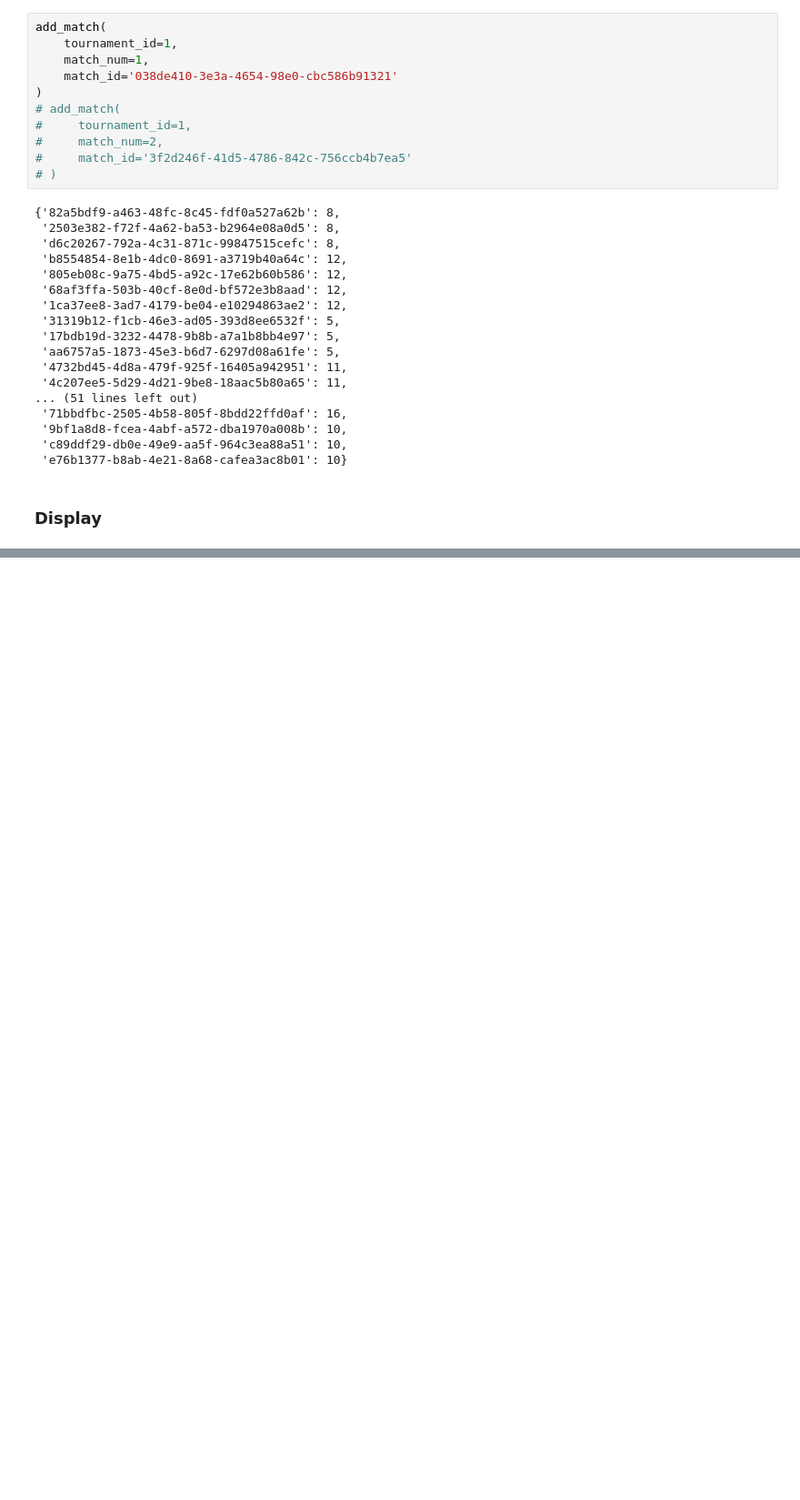
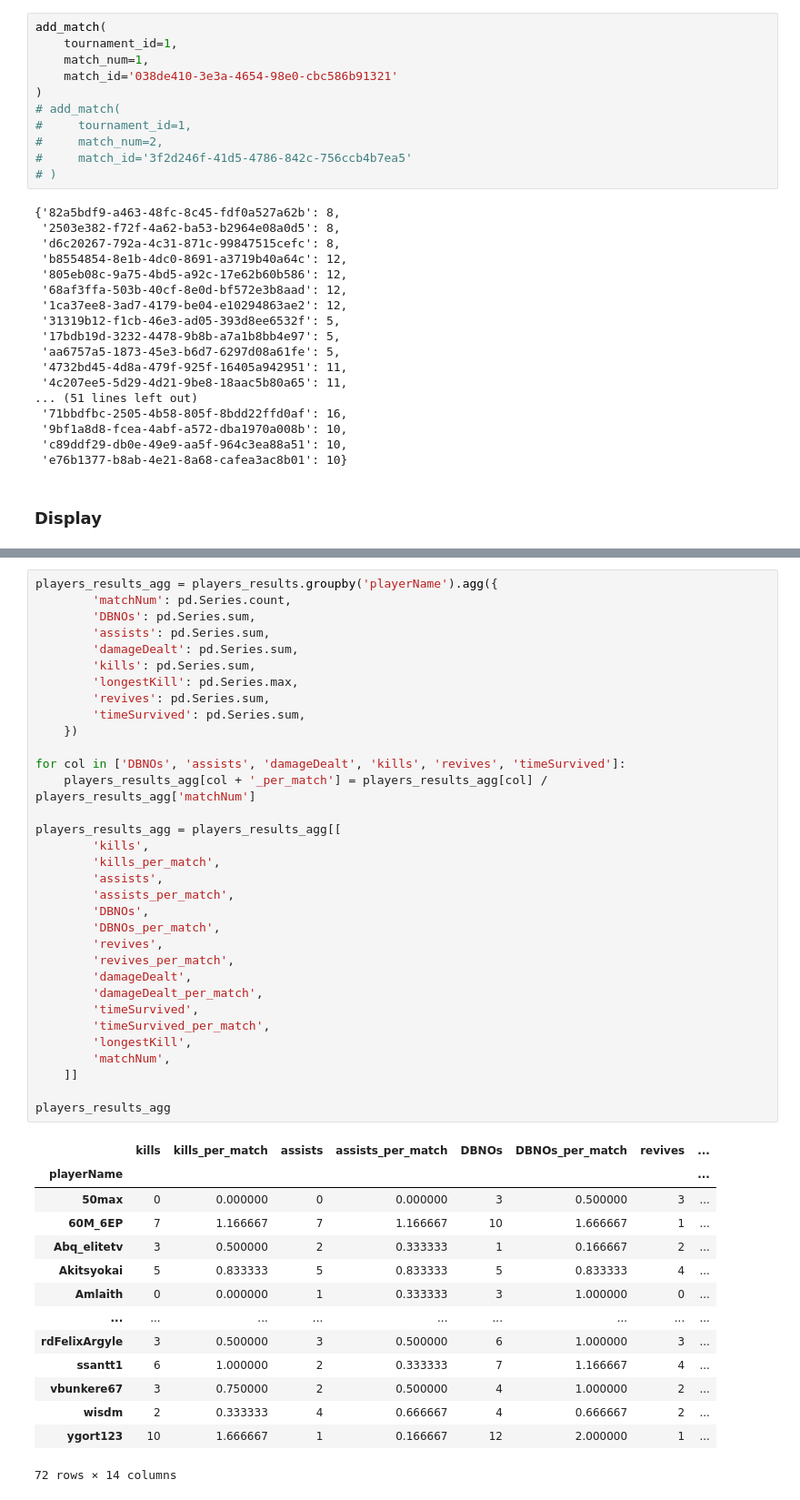
Before and after one commit to Amlaith/pubg_tournament_stats, a Jupyter notebook: test.ipynb, the cells around one changed output, grey strips where cells are left out. Shown at 91% size. Cells and saved outputs as stored; diff of their text form; blank space fills up the shorter version.

```diff
--- a/test.ipynb
+++ b/test.ipynb
@@ -953,0 +1128,48 @@ res
+# %%
+players_results_agg = players_results.groupby('playerName').agg({
+        'matchNum': pd.Series.count,
+        'DBNOs': pd.Series.sum,
+        'assists': pd.Series.sum,
+        'damageDealt': pd.Series.sum,
+        'kills': pd.Series.sum,
+        'longestKill': pd.Series.max,
+        'revives': pd.Series.sum,
+        'timeSurvived': pd.Series.sum,
+    })
+
+for col in ['DBNOs', 'assists', 'damageDealt', 'kills', 'revives', 'timeSurvived']:
+    players_results_agg[col + '_per_match'] = players_results_agg[col] / players_results_agg['matchNum']
+
+players_results_agg = players_results_agg[[
+        'kills',
+        'kills_per_match',
+        'assists',
+        'assists_per_match',
+        'DBNOs',
+        'DBNOs_per_match',
+        'revives',
+        'revives_per_match',
+        'damageDealt',
+        'damageDealt_per_match',
+        'timeSurvived',
+        'timeSurvived_per_match',
+        'longestKill',
+        'matchNum',
+    ]]
+
+players_results_agg
+# %% [output]
+|  | kills | kills_per_match | assists | assists_per_match | DBNOs | DBNOs_per_match | revives | ... |
+| playerName |  |  |  |  |  |  |  | ... |
+| 50max | 0 | 0.000000 | 0 | 0.000000 | 3 | 0.500000 | 3 | ... |
+| 60M_6EP | 7 | 1.166667 | 7 | 1.166667 | 10 | 1.666667 | 1 | ... |
+| Abq_elitetv | 3 | 0.500000 | 2 | 0.333333 | 1 | 0.166667 | 2 | ... |
+| Akitsyokai | 5 | 0.833333 | 5 | 0.833333 | 5 | 0.833333 | 4 | ... |
+| Amlaith | 0 | 0.000000 | 1 | 0.333333 | 3 | 1.000000 | 0 | ... |
+| ... | ... | ... | ... | ... | ... | ... | ... | ... |
+| rdFelixArgyle | 3 | 0.500000 | 3 | 0.500000 | 6 | 1.000000 | 3 | ... |
+| ssantt1 | 6 | 1.000000 | 2 | 0.333333 | 7 | 1.166667 | 4 | ... |
+| vbunkere67 | 3 | 0.750000 | 2 | 0.500000 | 4 | 1.000000 | 2 | ... |
+| wisdm | 2 | 0.333333 | 4 | 0.666667 | 4 | 0.666667 | 2 | ... |
+| ygort123 | 10 | 1.666667 | 1 | 0.166667 | 12 | 2.000000 | 1 | ... |
+72 rows × 14 columns
```
Also changed, not shown: parts of 19 cells of this notebook, 9 other files.
